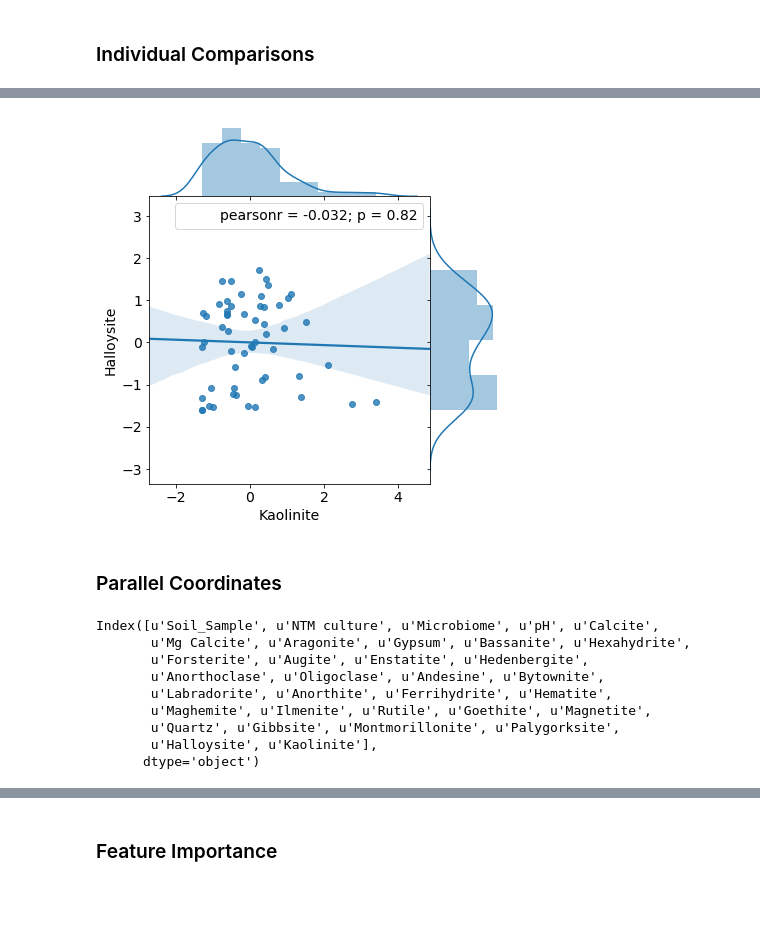
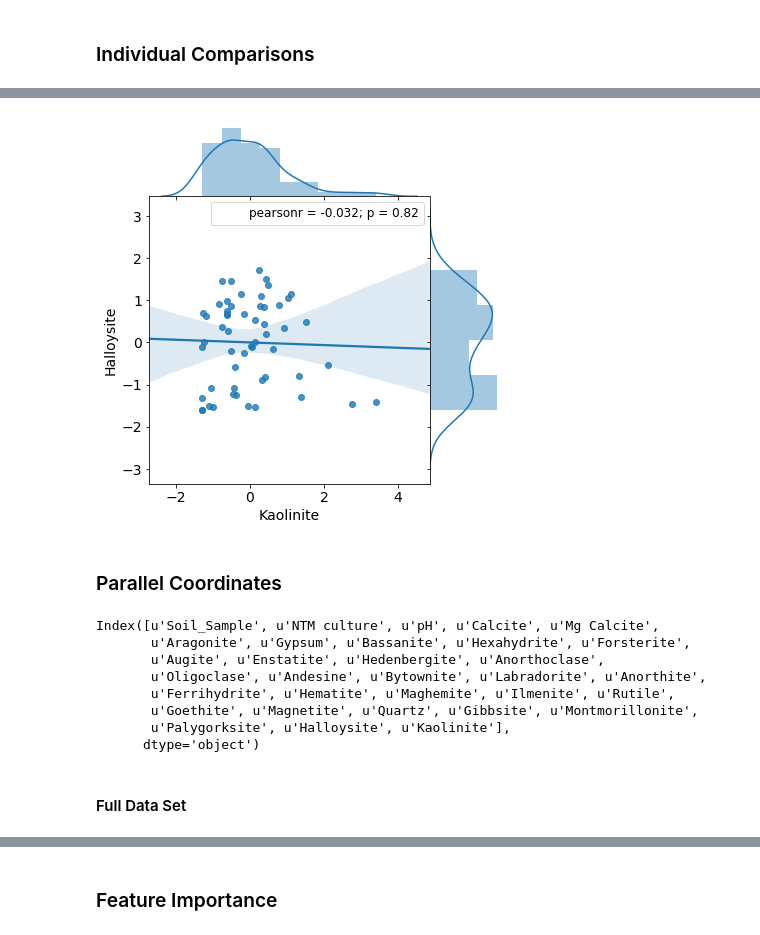
Before and after one commit to glickmac/Soil, a Jupyter notebook: Hawiian_Soils.ipynb, the cells around one changed output, grey strips where cells are left out. Saved outputs shown, nothing was run; the diff lists cells and outputs as text; code cells hidden in the pictures; blank space fills up the shorter version.

```diff
--- a/Hawiian_Soils.ipynb
+++ b/Hawiian_Soils.ipynb
@@ -12,7 +12,7 @@ from scipy.cluster.hierarchy import linkage, dendrogram
 %pylab inline
 pylab.rcParams['figure.figsize'] = (15, 9)   # Change the size of plots
 
-soil = pd.read_excel("Hawiian_Soils2.xlsx")
+soil = pd.read_excel("data/Hawiian_Soils2.xlsx")
 soil.head()
 # %% [output]
 Populating the interactive namespace from numpy and matplotlib
@@ -74,12 +126,12 @@ jp = sns.jointplot(data=final_df,
 # %%
 matplotlib.rcParams.update({'font.size': 14})
-jp = sns.jointplot(data=final_df,
+jp = sns.jointplot(data=soil_numeric2,
                    x='Kaolinite',
                    y='Halloysite',
                    kind='reg',
                    space=0, size=6, ratio=4)
 # %% [output]
-[figure, old version]
+[figure, new version]
 # %% [markdown]
 ### Parallel Coordinates
 # %%
@@ -87,15 +139,16 @@ final_df = soil_numeric.drop(soil_numeric.columns[-3:-1], axis=1)
 final_df.pop("% Halloysite")
 final_df.columns
 # %% [output]
-Index([u'Soil_Sample', u'NTM culture', u'Microbiome', u'pH', u'Calcite',
-       u'Mg Calcite', u'Aragonite', u'Gypsum', u'Bassanite', u'Hexahydrite',
-       u'Forsterite', u'Augite', u'Enstatite', u'Hedenbergite',
-       u'Anorthoclase', u'Oligoclase', u'Andesine', u'Bytownite',
-       u'Labradorite', u'Anorthite', u'Ferrihydrite', u'Hematite',
-       u'Maghemite', u'Ilmenite', u'Rutile', u'Goethite', u'Magnetite',
-       u'Quartz', u'Gibbsite', u'Montmorillonite', u'Palygorksite',
-       u'Halloysite', u'Kaolinite'],
+Index([u'Soil_Sample', u'NTM culture', u'pH', u'Calcite', u'Mg Calcite',
+       u'Aragonite', u'Gypsum', u'Bassanite', u'Hexahydrite', u'Forsterite',
+       u'Augite', u'Enstatite', u'Hedenbergite', u'Anorthoclase',
+       u'Oligoclase', u'Andesine', u'Bytownite', u'Labradorite', u'Anorthite',
+       u'Ferrihydrite', u'Hematite', u'Maghemite', u'Ilmenite', u'Rutile',
+       u'Goethite', u'Magnetite', u'Quartz', u'Gibbsite', u'Montmorillonite',
+       u'Palygorksite', u'Halloysite', u'Kaolinite'],
       dtype='object')
+# %% [markdown]
+#### Full Data Set
 # %%
 ### Scale Data
 # Attributes of interest
```
Also changed, not shown: parts of 13 cells of this notebook, 5 other files.
